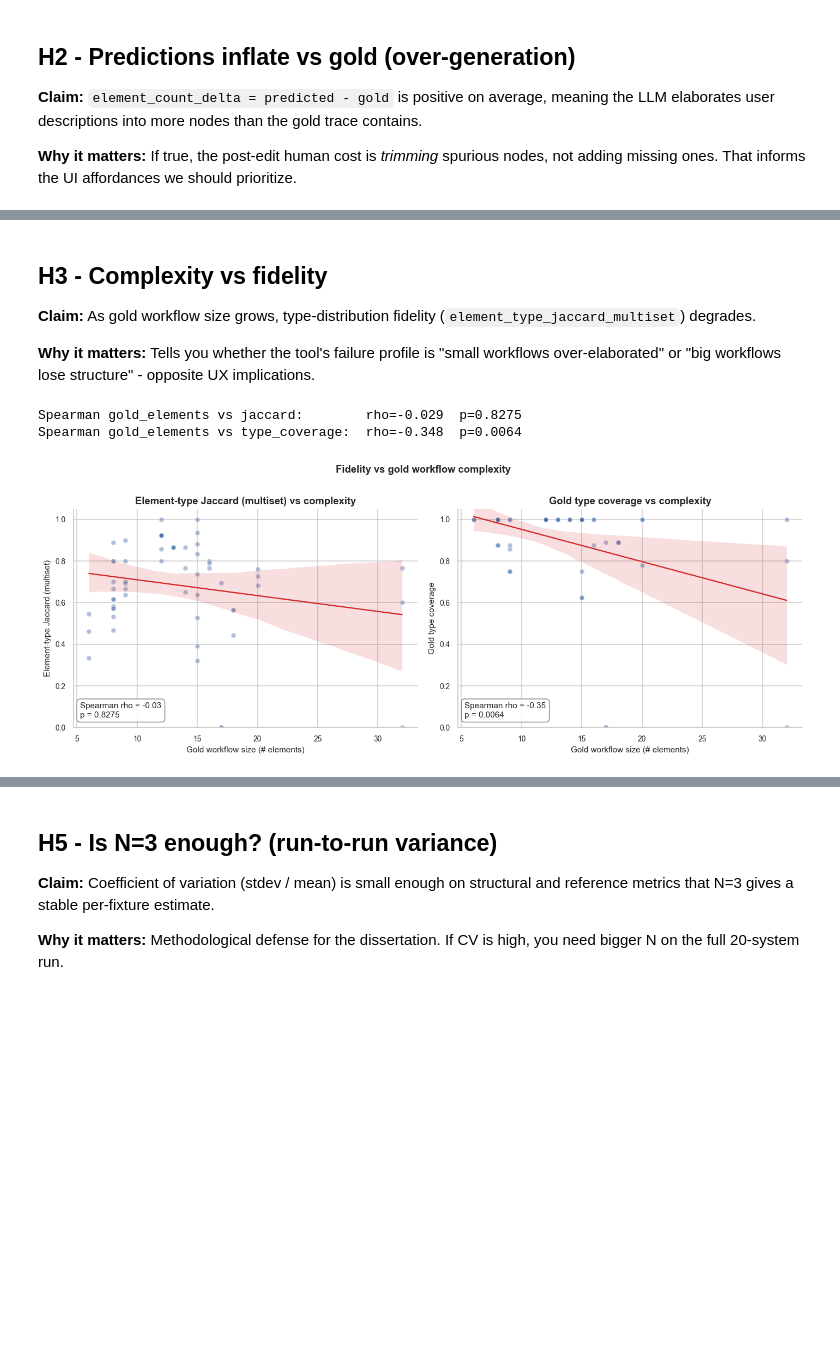
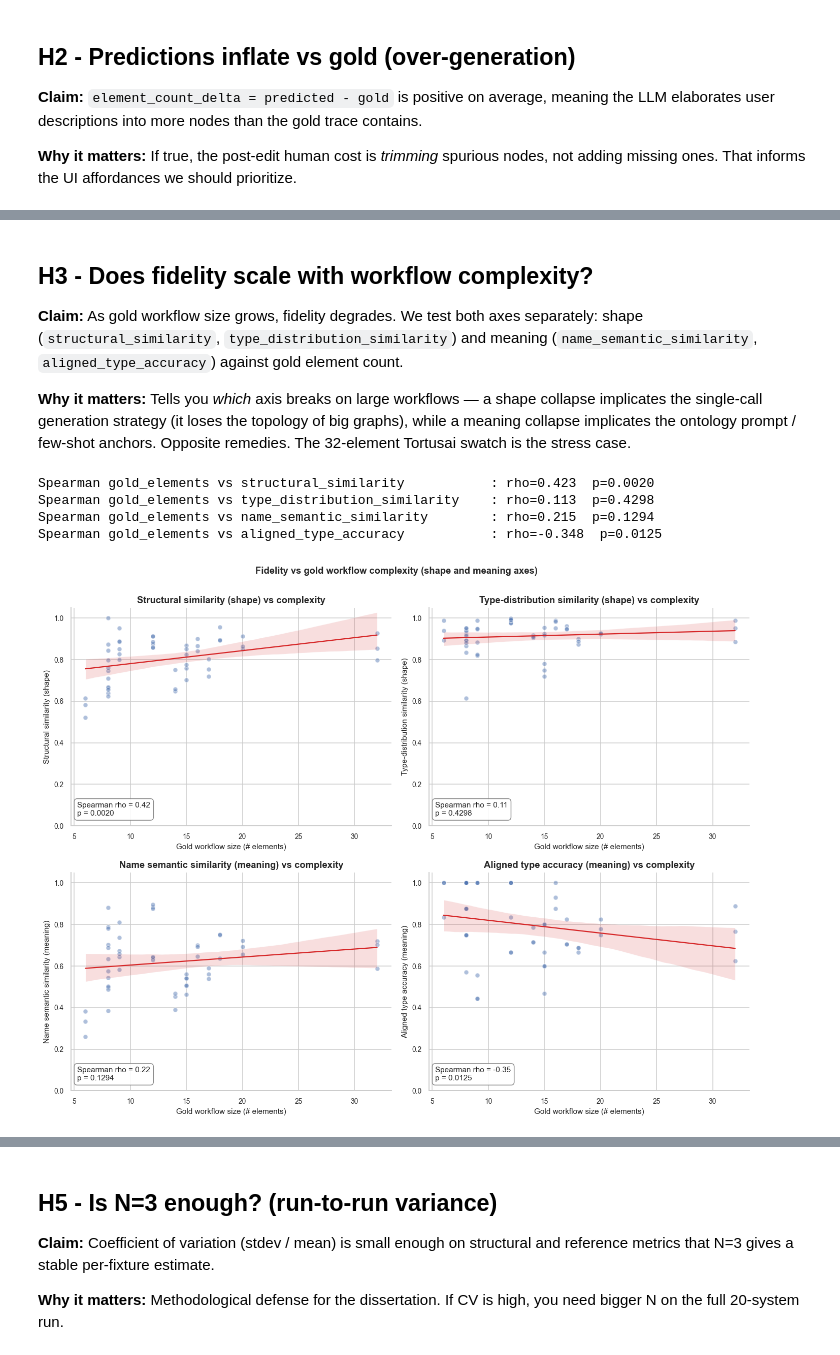
Before and after one commit to ShinZert/TRACE_Fabric, a Jupyter notebook: scripts/eval_analysis.ipynb, the cells around one changed output, grey strips where cells are left out. Saved outputs shown, nothing was run; the diff lists cells and outputs as text; code cells hidden in the pictures; blank space fills up the shorter version.

```diff
--- a/scripts/eval_analysis.ipynb
+++ b/scripts/eval_analysis.ipynb
@@ -290,39 +386,55 @@ Flow delta:    mean=2.22, t=2.21, p=0.0308
 # %% [markdown]
-## H3 - Complexity vs fidelity
+## H3 - Does fidelity scale with workflow complexity?
 
-**Claim:** As gold workflow size grows, type-distribution fidelity (`element_type_jaccard_multiset`) degrades.
+**Claim:** As gold workflow size grows, fidelity degrades. We test both axes separately: shape (`structural_similarity`, `type_distribution_similarity`) and meaning (`name_semantic_similarity`, `aligned_type_accuracy`) against gold element count.
 
-**Why it matters:** Tells you whether the tool's failure profile is "small workflows over-elaborated" or "big workflows lose structure" - opposite UX implications.
+**Why it matters:** Tells you *which* axis breaks on large workflows — a shape collapse implicates the single-call generation strategy (it loses the topology of big graphs), while a meaning collapse implicates the ontology prompt / few-shot anchors. Opposite remedies. The 32-element Tortusai swatch is the stress case.
 # %%
-rho_j, p_j = stats.spearmanr(df["gold_elements"], df["element_type_jaccard_multiset"])
-rho_c, p_c = stats.spearmanr(df["gold_elements"], df["gold_type_coverage"])
-print(f"Spearman gold_elements vs jaccard:        rho={rho_j:.3f}  p={p_j:.4f}")
-print(f"Spearman gold_elements vs type_coverage:  rho={rho_c:.3f}  p={p_c:.4f}")
+# Fidelity vs complexity, one panel per axis-representative metric.
+complexity_metrics = present(
+    ["structural_similarity", "type_distribution_similarity",
+     "name_semantic_similarity", "aligned_type_accuracy"],
+    df,
+)
+labels = {
+    "structural_similarity": "Structural similarity (shape)",
+    "type_distribution_similarity": "Type-distribution similarity (shape)",
+    "name_semantic_similarity": "Name semantic similarity (meaning)",
+    "aligned_type_accuracy": "Aligned type accuracy (meaning)",
+}
 
-fig, axes = plt.subplots(1, 2, figsize=(13, 5))
+n = len(complexity_metrics)
+ncol = 2
+nrow = int(np.ceil(n / ncol))
+fig, axes = plt.subplots(nrow, ncol, figsize=(13, 5 * nrow), squeeze=False)
+axes = axes.ravel()
 
-for ax, ycol, ylabel, rho, p in [
-    (axes[0], "element_type_jaccard_multiset", "Element-type Jaccard (multiset)", rho_j, p_j),
-    (axes[1], "gold_type_coverage",            "Gold type coverage",              rho_c, p_c),
-]:
-    sns.regplot(data=df, x="gold_elements", y=ycol, ax=ax,
+for ax, ycol in zip(axes, complexity_metrics):
+    sub = df[["gold_elements", ycol]].dropna()
+    rho, p = stats.spearmanr(sub["gold_elements"], sub[ycol])
+    sns.regplot(data=sub, x="gold_elements", y=ycol, ax=ax,
                 scatter_kws={"alpha": 0.45, "s": 35, "edgecolor": "white"},
                 line_kws={"color": "#d62728", "linewidth": 1.5})
     ax.set_ylim(0, 1.05)
     ax.set_xlabel("Gold workflow size (# elements)")
-    ax.set_ylabel(ylabel)
-    ax.set_title(f"{ylabel} vs complexity")
-    ax.text(0.02, 0.04,
-            f"Spearman rho = {rho:.2f}\np = {p:.4f}",
-            transform=ax.transAxes,
-            fontsize=10, va="bottom",
+    ax.set_ylabel(labels.get(ycol, ycol))
+    ax.set_title(f"{labels.get(ycol, ycol)} vs complexity")
+    ax.text(0.02, 0.04, f"Spearman rho = {rho:.2f}\np = {p:.4f}",
+            transform=ax.transAxes, fontsize=10, va="bottom",
             bbox=dict(boxstyle="round,pad=0.4", fc="white", ec="grey", alpha=0.9))
+    print(f"Spearman gold_elements vs {ycol:32s}: rho={rho:.3f}  p={p:.4f}")
 
-fig.suptitle("Fidelity vs gold workflow complexity", fontsize=12, fontweight="bold", y=1.0)
+for ax in axes[n:]:
+    ax.set_visible(False)
+
+fig.suptitle("Fidelity vs gold workflow complexity (shape and meaning axes)",
+             fontsize=12, fontweight="bold", y=1.0)
 plt.tight_layout()
 plt.show()
 # %% [output]
-Spearman gold_elements vs jaccard:        rho=-0.029  p=0.8275
-Spearman gold_elements vs type_coverage:  rho=-0.348  p=0.0064
+Spearman gold_elements vs structural_similarity           : rho=0.423  p=0.0020
+Spearman gold_elements vs type_distribution_similarity    : rho=0.113  p=0.4298
+Spearman gold_elements vs name_semantic_similarity        : rho=0.215  p=0.1294
+Spearman gold_elements vs aligned_type_accuracy           : rho=-0.348  p=0.0125
-[figure, old version]
+[figure, new version]
 # %% [markdown]
```
Also changed, not shown: parts of 21 cells of this notebook, 6 other files.
